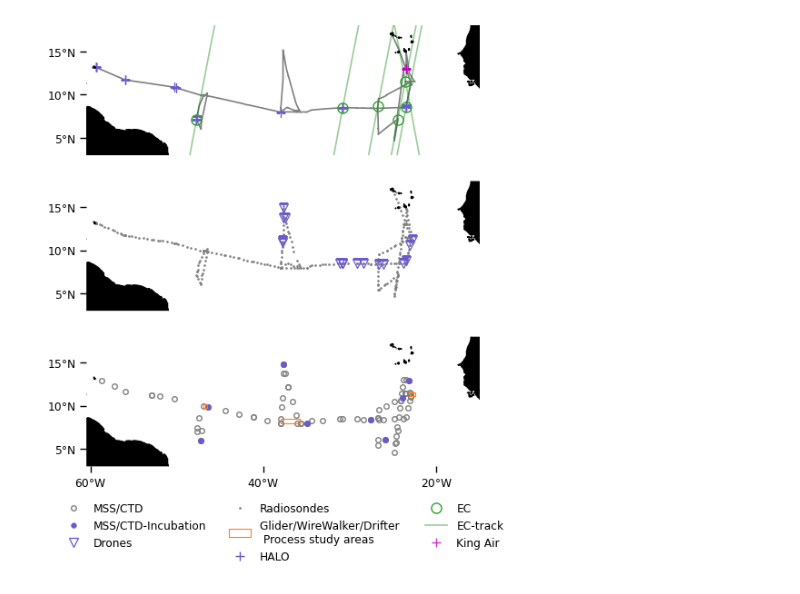
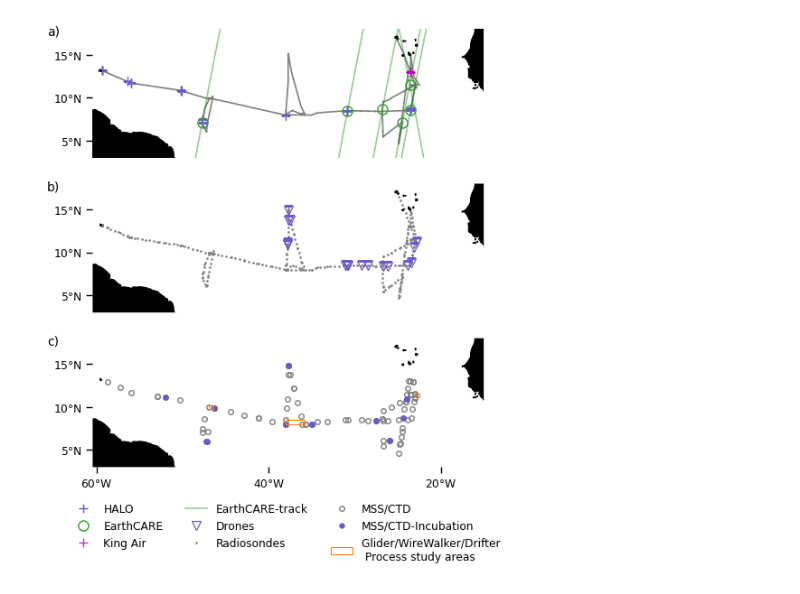
Before and after one commit to hansmsc90/bowtie_data_paper, a Jupyter notebook: scripts/ship_track.ipynb, the cells around one changed output. Cells and saved outputs as stored; diff of their text form; code cells hidden in the pictures.

```diff
--- a/scripts/ship_track.ipynb
+++ b/scripts/ship_track.ipynb
@@ -57,17 +56,17 @@ root = "ipfs://QmQArGny3Yt4axj4x8j228rQi7w2f3TsMx4U6bsoNkdQg8"
 # %%
 ### Calling radiosondes from METEOR
 ds_radios= xr.open_dataset(
-    f"{root}/RS_METEOR_level2.zarr",engine="zarr").rename({'sounding':'time'})
+    f"{root_radios}/RAPSODI_RS_ORCESTRA_level2.zarr",engine="zarr").rename({'sounding':'time'})
 ##ascending radisondes
-ds_radios_asc = ds_radios.where(ds_radios.ascent_flag==0,drop=True)
+ds_radios_asc = ds_radios.where((ds_radios.ascent_flag==0) & (ds_radios.platform == 'RV_Meteor'),drop=True)
 ##make the launch time the axis time
 ds_radios_asc['time'] = ds_radios_asc.launch_time.squeeze().values
 # %%
 ### Calling Dship data
-ds_dship= xr.open_dataset(f"{root}/DShip.zarr",engine="zarr")
+ds_dship= xr.open_dataset(f"{root_meteo}/DShip.zarr",engine="zarr")
 # %%
 ### Read data log
-file_log = '/Users/hans/Documents/bow_tie/log_ship/M203-StationList_md.csv'
+file_log = '/Users/hans/Documents/bow_tie/log_ship/M203-StationList_md_new.csv'
 data_raw = pd.read_csv(file_log,header=0,sep=';',usecols=[1, 2, 3, 4, 5, 7],dtype={'Date': str, 'Time [UTC]': str})
                      #  parse_dates=[[0,2]],dayfirst='True',date_format='%d.%m.%Y %H:%M:%S')
 data_raw = data_raw.rename(columns={'Latitude [°]': 'Lat','Longitude [°]': 'Lon'})
@@ -115,7 +114,7 @@ l1=plt.plot(data_ex[data_ex['Overpass device']=='HALO']['Lon']*-1,
 
 l2=plt.plot(data_ex[data_ex['Overpass device']=='EC']['Lon']*-1,
          data_ex[data_ex['Overpass device']=='EC']['Lat'],'o',color='tab:green',markersize=8,zorder=8,markeredgewidth=1,
-         markerfacecolor="None",label = 'EC')
+         markerfacecolor="None",label = 'EarthCARE')
 
 l3=plt.plot(data_ex[data_ex['Overpass device']=='King Air']['Lon']*-1,
          data_ex[data_ex['Overpass device']=='King Air']['Lat'],'+',color='m',alpha=0.8,markersize=7,zorder=8,markeredgewidth=1,
@@ -123,7 +122,7 @@ l3=plt.plot(data_ex[data_ex['Overpass device']=='King Air']['Lon']*-1,
 
 [plt.plot(track_ec[idx].lon,
           track_ec[idx].lat,'-g',alpha=0.4) for idx in range(len(track_ec)-1)]
-l4 = plt.plot(track_ec[-1].lon,track_ec[-1].lat,'-g',alpha=0.4,label='EC-track')
+l4 = plt.plot(track_ec[-1].lon,track_ec[-1].lat,'-g',alpha=0.4,label='EarthCARE-track')
 
 ax.add_feature(cfeature.LAND,zorder=10,color='k')
 ax.spines.geo.set_visible(False)
@@ -133,10 +132,11 @@ ax.set_xticklabels({})
 ax.set_ylabel(None)
 ax.set_xlabel(None)
 ax.set_title(None)
+ax.text(-0.1,0.98,'a)',transform=ax.transAxes,fontsize=10,va='center',ha='center')
 
 ax = fig.add_subplot(312,projection=ccrs.PlateCarree())
 ax.set_extent([-60.5, -15, 3, 18], crs=ccrs.PlateCarree())
-l5 = plt.plot(ds_radios_asc.lon.isel(alt=10), ds_radios_asc.lat.isel(alt=10),'o',markersize=0.9,color='gray',label='Radiosondes')
+l5 = plt.plot(ds_radios_asc.launch_lon, ds_radios_asc.launch_lat,'o',markersize=0.9,color='gray',label='Radiosondes')
 ax.add_feature(cfeature.LAND,zorder=10,color='k')
 l6=plt.plot(data_raw[data_raw['Gear']=='UAV']['Lon'],
          data_raw[data_raw['Gear']=='UAV']['Lat'],'v',color='slateblue',markersize=7,markeredgewidth=0.9,zorder=12,markerfacecolor="None", label = 'Drones')
@@ -147,6 +147,7 @@ ax.set_xticklabels({})
 ax.set_ylabel(None)
 ax.set_xlabel(None)
 ax.set_title(None)
+ax.text(-0.1,0.98,'b)',transform=ax.transAxes,fontsize=10,va='center',ha='center')
 
 
 ax = fig.add_subplot(313,projection=ccrs.PlateCarree())
@@ -162,32 +163,34 @@ l8=plt.plot(data_incu['Lon'],data_incu['Lat'],'o',color='slateblue',markersize=4
             markeredgewidth=0.5, markeredgecolor='slateblue',label = 'MSS/CTD-Incubation')
 
 zone_1 = patches.Rectangle((coord_zn1[0],coord_zn1[2]),coord_zn1[1]-coord_zn1[0],coord_zn1[3]-coord_zn1[2],
                                zorder=14,edgecolor='tab:orange',facecolor="None",label='Glider/WireWalker/Drifter \n Process study areas')
 zone_2 = patches.Rectangle((coord_zn2[0],coord_zn2[2]),coord_zn2[1]-coord_zn2[0],coord_zn2[3]-coord_zn2[2],
                                zorder=14,edgecolor='tab:orange',facecolor="None",label='Glider/WireWalker/Drifter \n Process study areas')
 zone_3 = patches.Rectangle((coord_zn3[0],coord_zn3[2]),coord_zn3[1]-coord_zn3[0],coord_zn3[3]-coord_zn3[2],
                                zorder=14,edgecolor='tab:orange',facecolor="None",label='Glider/WireWalker/Drifter \n Process study areas')
 
 l9 = ax.add_patch(zone_1)
 ax.add_patch(zone_2)
 ax.add_patch(zone_3)
 
 ax.add_feature(cfeature.LAND,zorder=10,color='k')
 ax.spines.geo.set_visible(False)
 ax.set_yticks(np.arange(5,18,5))
 ax.set_xticks(np.arange(-60,-9,20))
 ax.set_yticklabels([r'5$\degree$N',r'10$\degree$N',r'15$\degree$N'])
 ax.set_xticklabels([r'60$\degree$W',r'40$\degree$W',r'20$\degree$W'])
 ax.set_ylabel(None)
 ax.set_xlabel(None)
 ax.set_title(None)
+ax.text(-0.1,0.98,'c)',transform=ax.transAxes,fontsize=10,va='center',ha='center')
 
-lns = l7+l8+l6+l5+[l9]+l1+l2+l4+l3
+
+lns = l1+l2+l3+l4+l6+l5+l7+l8+[l9]
 labs = [l.get_label() for l in lns]
 ax.legend(lns,labs,loc='upper center', bbox_to_anchor=(0.5, -0.2),
           ncol=3,frameon=False)
 
 plt.savefig('../figures/ship_track_and_instruments_triple_plot.png',
             dpi=400,format='png',bbox_inches='tight',orientation={'landscape'})
 # %% [output]
-[figure, old version]
+[figure, new version]
```
Also changed, not shown: parts of 6 cells of this notebook, 39 other files.
